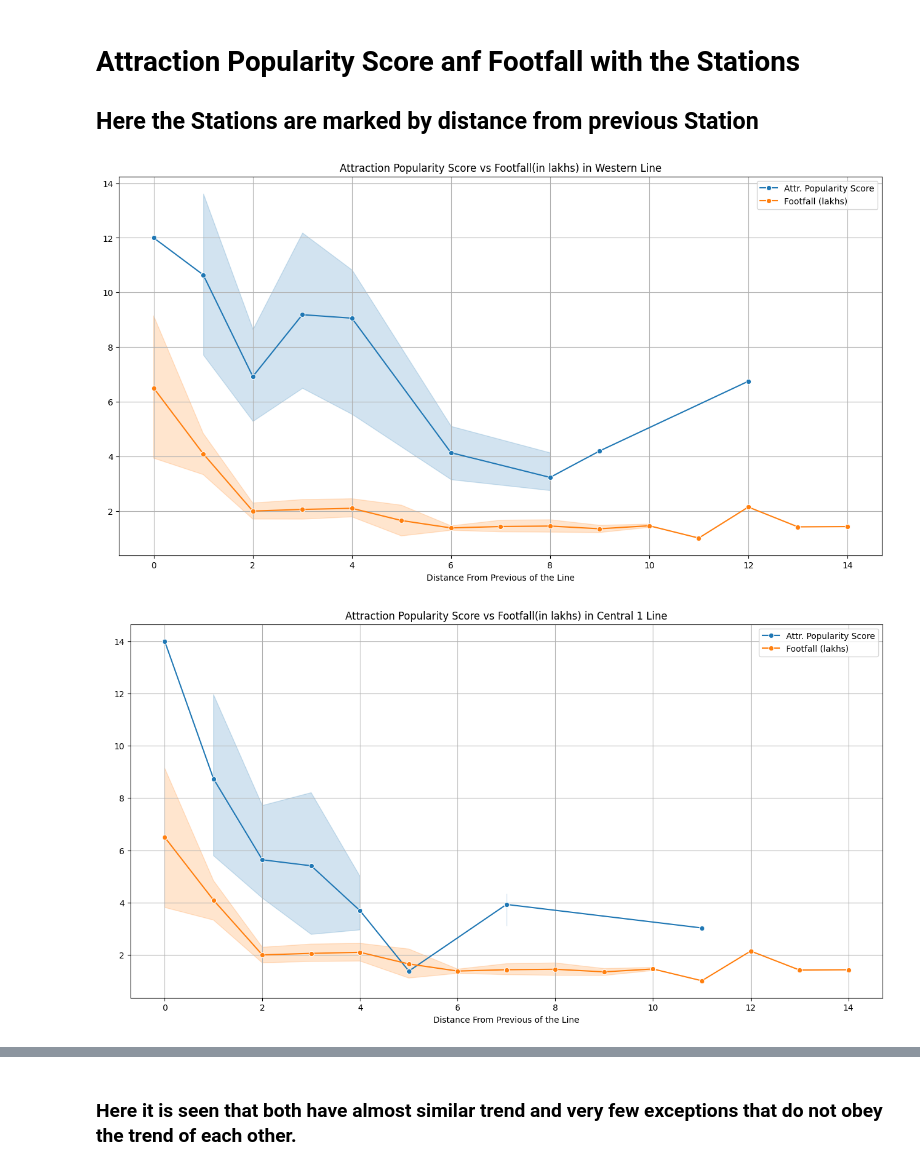
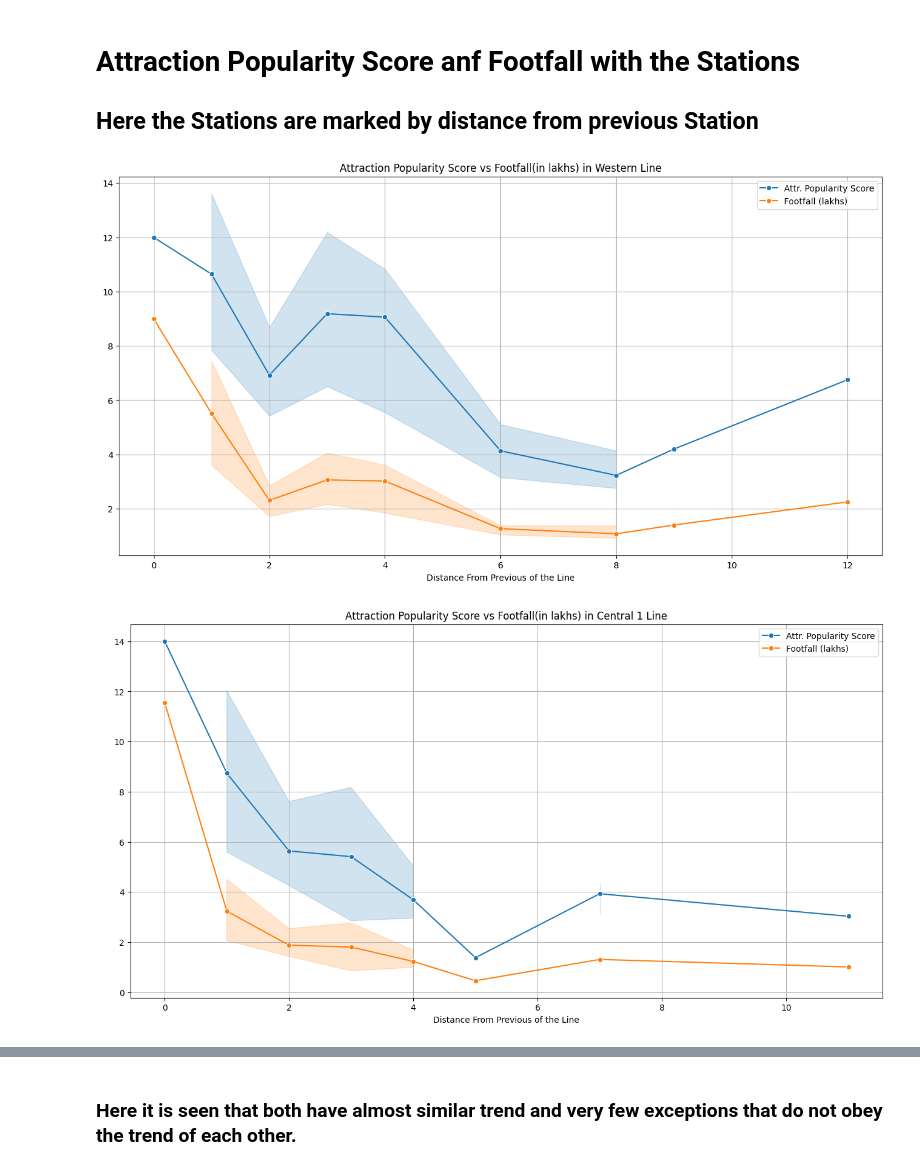
Before and after one commit to Keshav-goyal006/CnA-Project, a Jupyter notebook: CnA_final.ipynb, the cells around one changed output, grey strips where cells are left out. Cells and saved outputs as stored; diff of their text form; code cells hidden in the pictures.

```diff
--- a/CnA_final.ipynb
+++ b/CnA_final.ipynb
@@ -112,25 +114,25 @@ plt.show()
 # %%
 df1 = df[df['Line'] == 'Western']
 plt.figure(figsize = (16,8))
 sns.lineplot(x = 'Distance From Previous of the Line',y = 'Attraction Popularity Score',data = df1,label = 'Attr. Popularity Score',marker = 'o')
-sns.lineplot(x = 'Distance From Previous of the Line',y = 'Footfall (lakhs)',data = df,label = 'Footfall (lakhs)',marker = 'o')
+sns.lineplot(x = 'Distance From Previous of the Line',y = 'Footfall (lakhs)',data = df1,label = 'Footfall (lakhs)',marker = 'o')
 plt.title('Attraction Popularity Score vs Footfall(in lakhs) in Western Line')
 plt.ylabel('')
 plt.grid()
 plt.show()
 # %% [output]
-[figure, old version]
+[figure, new version]
 # %%
 df1 = df[df['Line'] == 'Central 1']
 plt.figure(figsize = (16,8))
 sns.lineplot(x = 'Distance From Previous of the Line',y = 'Attraction Popularity Score',data = df1,label = 'Attr. Popularity Score',marker = 'o')
-sns.lineplot(x = 'Distance From Previous of the Line',y = 'Footfall (lakhs)',data = df,label = 'Footfall (lakhs)',marker = 'o')
+sns.lineplot(x = 'Distance From Previous of the Line',y = 'Footfall (lakhs)',data = df1,label = 'Footfall (lakhs)',marker = 'o')
 plt.title('Attraction Popularity Score vs Footfall(in lakhs) in Central 1 Line')
 plt.ylabel(' ')
 plt.grid()
 plt.show()
 # %% [output]
-[figure, old version]
+[figure, new version]
 # %%
 df1 = df[df['Line'] == 'Central 2']
 plt.figure(figsize = (16,8))
```
Also changed, not shown: parts of 8 cells of this notebook.
